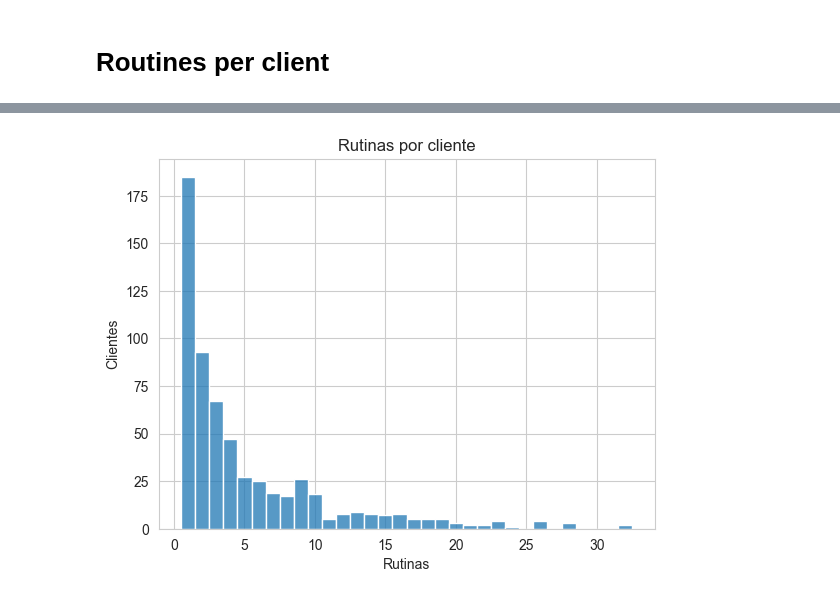
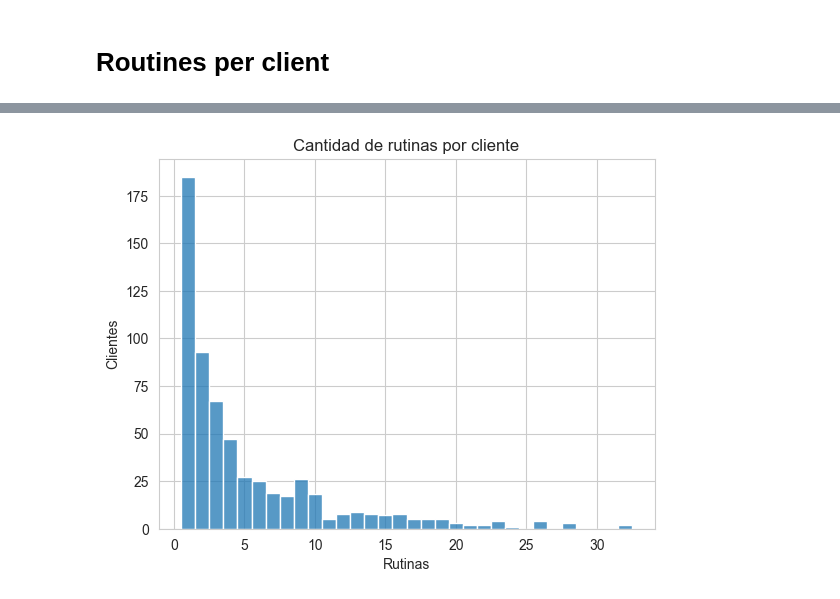
Before and after one commit to alejo-cuello/gym-clients, a Jupyter notebook: notebooks/02_eda_gym_routines_by_month.ipynb, the cells around one changed output, grey strips where cells are left out. Cells and saved outputs as stored; diff of their text form; code cells hidden in the pictures.

```diff
--- a/notebooks/02_eda_gym_routines_by_month.ipynb
+++ b/notebooks/02_eda_gym_routines_by_month.ipynb
@@ -172,40 +143,0 @@ plt.show()
-# %%
-# 1. Assign cohort month (first month of activity for each client)
-df['cohort_month'] = df[df["gender"] == "F"].groupby('client_id')['date'].transform('min')
-
-# 2. Calculate cohort index (number of months since start)
-def get_date_int(df, column):
-    year = df[column].dt.year
-    month = df[column].dt.month
-    return year, month
-
-activity_year, activity_month = get_date_int(df, 'date')
-cohort_year, cohort_month = get_date_int(df, 'cohort_month')
-
-years_diff = activity_year - cohort_year
-months_diff = activity_month - cohort_month
-
-df['cohort_index'] = years_diff * 12 + months_diff + 1
-
-# 3. Count monthly active customers from each cohort
-grouping = df.groupby(['cohort_month', 'cohort_index'])
-cohort_data = grouping['client_id'].apply(pd.Series.nunique).reset_index()
-
-# 4. Create pivot table
-cohort_counts = cohort_data.pivot(index='cohort_month', columns='cohort_index', values='client_id')
-
-# 5. Calculate retention rate
-cohort_sizes = cohort_counts.iloc[:, 0]
-retention = cohort_counts.divide(cohort_sizes, axis=0)
-
-# Format index for better readability in plot
-retention.index = retention.index.strftime('%Y-%m')
-
-retention.fillna(0, inplace=True)
-
-plt.figure(figsize=(16, 10))
-sns.heatmap(retention, fmt='.0%', cmap='Greens')
-plt.title('Continuidad de rutinas por clientes')
-plt.ylabel('Mes')
-plt.xlabel('Continuidad por mes')
-plt.show()
@@ -268,4 +239,4 @@ plt.show()
 # %% [markdown]
 # Routines per client
 # %%
-routines_per_client = df.groupby(["client_id", "gender"])["date"].count().reset_index(name="count")
+routines_per_client = df.groupby(["client_id"])["date"].count().reset_index(name="count")
@@ -288,8 +243,8 @@ routines_per_client
 # %%
 sns.histplot(data=routines_per_client, x="count", discrete=True, multiple="stack")
-plt.title("Rutinas por cliente")
+plt.title("Cantidad de rutinas por cliente")
 plt.xlabel("Rutinas")
 plt.ylabel("Clientes")
 plt.show()
 # %% [output]
-[figure, old version]
+[figure, new version]
```
Also changed, not shown: parts of 13 cells of this notebook.
